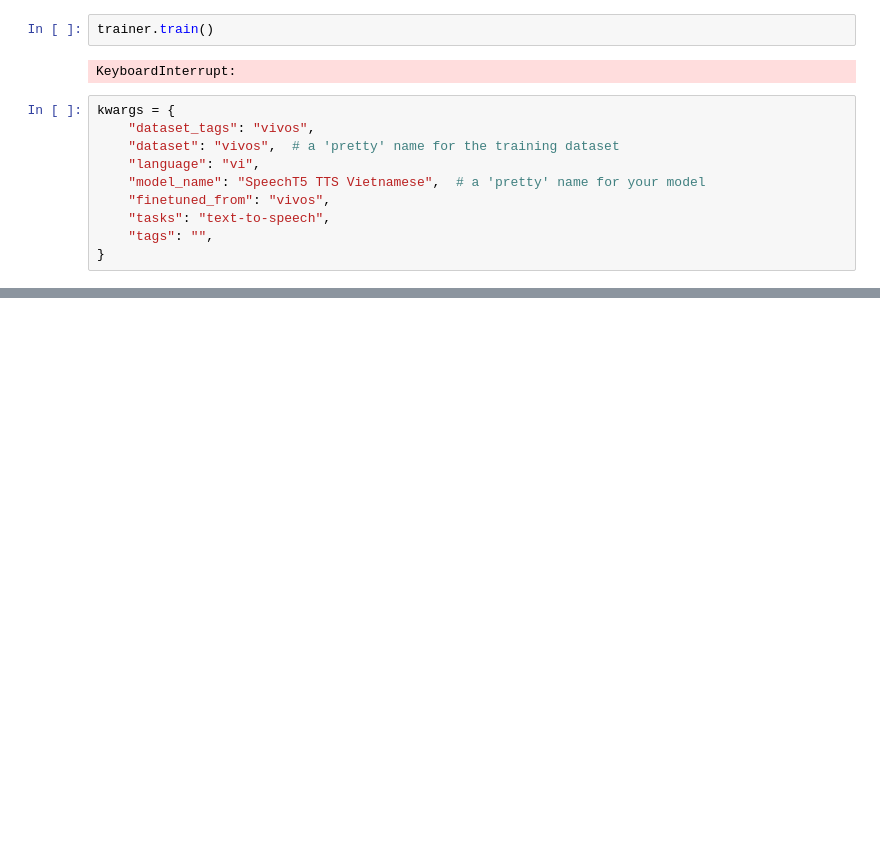
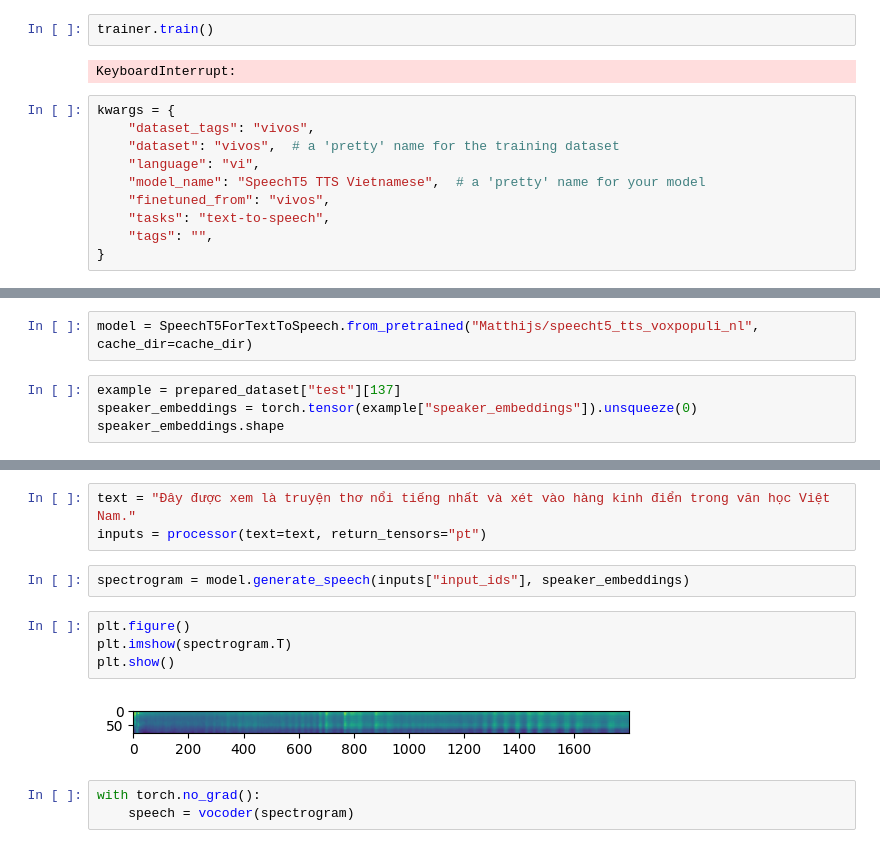
Before and after one commit to csalguer/viet2word, a Jupyter notebook: notebooks/speechT5_TTS_viet.ipynb, the cells around one changed output, grey strips where cells are left out. Drawn from its saved outputs; the diff is of its cells as text; blank space fills up the shorter version.

```diff
--- a/notebooks/speechT5_TTS_viet.ipynb
+++ b/notebooks/speechT5_TTS_viet.ipynb
@@ -400,0 +423,6 @@ kwargs = {
+# %%
+model = SpeechT5ForTextToSpeech.from_pretrained("Matthijs/speecht5_tts_voxpopuli_nl", cache_dir=cache_dir)
+# %%
+example = prepared_dataset["test"][137]
+speaker_embeddings = torch.tensor(example["speaker_embeddings"]).unsqueeze(0)
+speaker_embeddings.shape
@@ -400,0 +447,14 @@ kwargs = {
+# %%
+text = "Đây được xem là truyện thơ nổi tiếng nhất và xét vào hàng kinh điển trong văn học Việt Nam."
+inputs = processor(text=text, return_tensors="pt")
+# %%
+spectrogram = model.generate_speech(inputs["input_ids"], speaker_embeddings)
+# %%
+plt.figure()
+plt.imshow(spectrogram.T)
+plt.show()
+# %% [output]
+[figure, added]
+# %%
+with torch.no_grad():
+    speech = vocoder(spectrogram)
```
Also changed, not shown: parts of 5 cells of this notebook, 4 other files.
